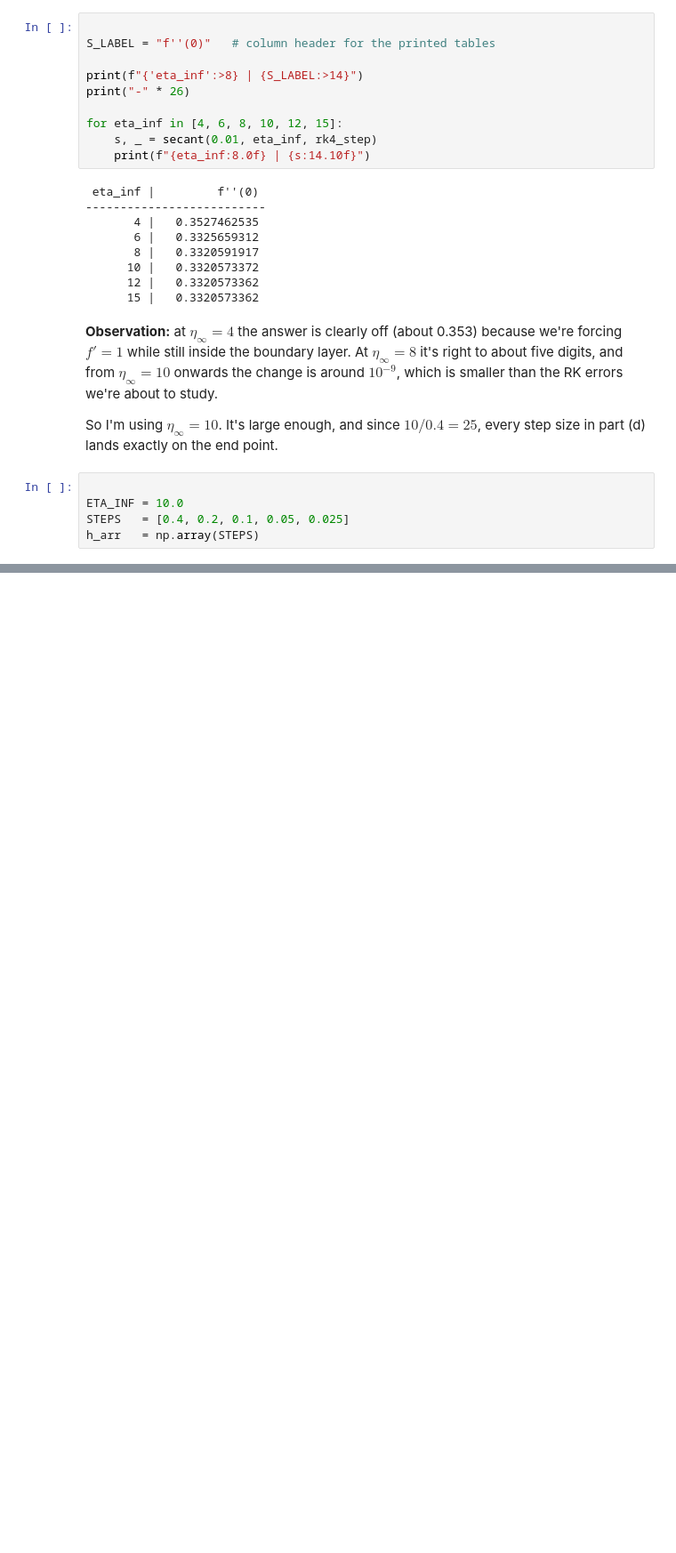
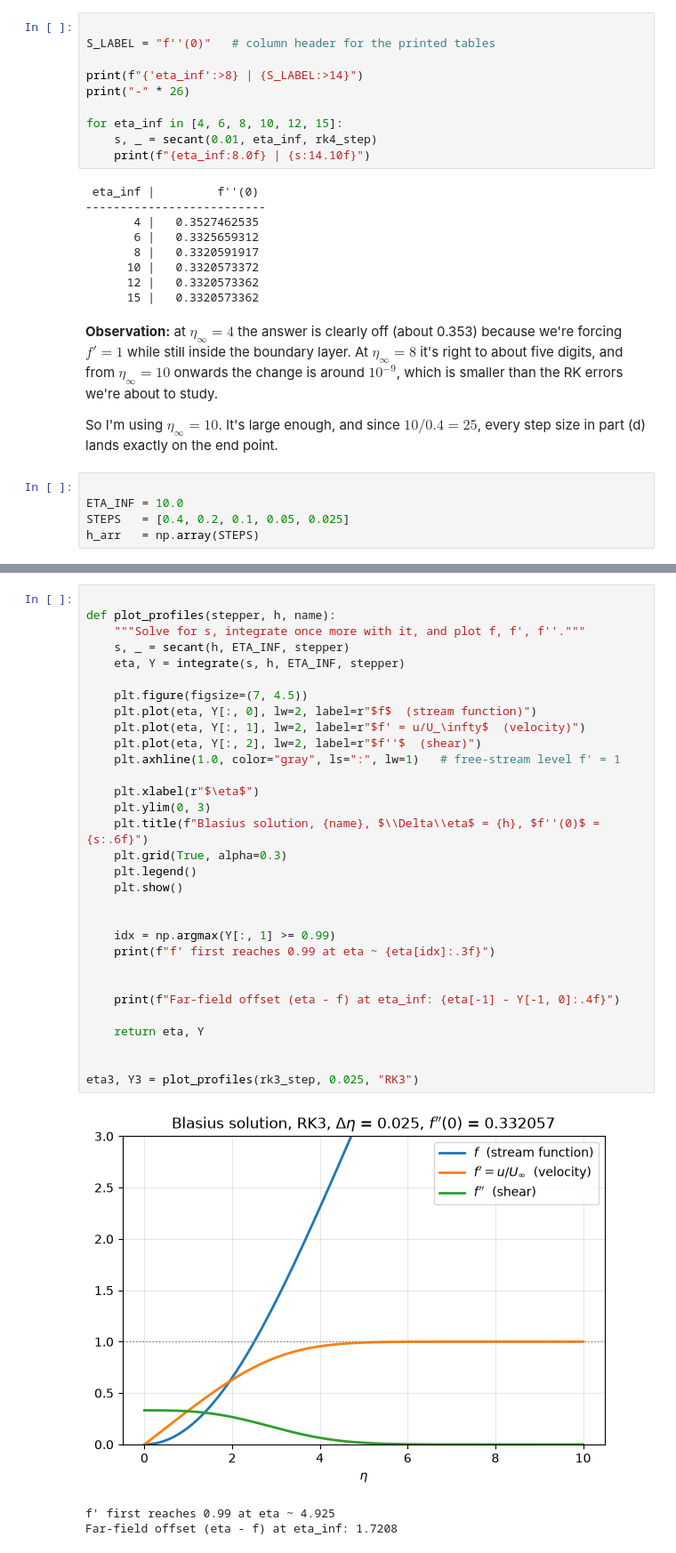
Before and after one commit to Saivighnesh15/AE801_2026, a Jupyter notebook: SC26M018_BVP.ipynb, the cells around one changed output, grey strips where cells are left out. Shown at 89% size. Drawn from its saved outputs; the diff is of its cells as text; blank space fills up the shorter version.

```diff
--- a/SC26M018_BVP.ipynb
+++ b/SC26M018_BVP.ipynb
@@ -189,0 +276,35 @@ h_arr   = np.array(STEPS)
+# %%
+
+def plot_profiles(stepper, h, name):
+    """Solve for s, integrate once more with it, and plot f, f', f''."""
+    s, _ = secant(h, ETA_INF, stepper)
+    eta, Y = integrate(s, h, ETA_INF, stepper)
+
+    plt.figure(figsize=(7, 4.5))
+    plt.plot(eta, Y[:, 0], lw=2, label=r"$f$  (stream function)")
+    plt.plot(eta, Y[:, 1], lw=2, label=r"$f' = u/U_\infty$  (velocity)")
+    plt.plot(eta, Y[:, 2], lw=2, label=r"$f''$  (shear)")
+    plt.axhline(1.0, color="gray", ls=":", lw=1)   # free-stream level f' = 1
+
+    plt.xlabel(r"$\eta$")
+    plt.ylim(0, 3)
+    plt.title(f"Blasius solution, {name}, $\\Delta\\eta$ = {h}, $f''(0)$ = {s:.6f}")
+    plt.grid(True, alpha=0.3)
+    plt.legend()
+    plt.show()
+
+
+    idx = np.argmax(Y[:, 1] >= 0.99)
+    print(f"f' first reaches 0.99 at eta ~ {eta[idx]:.3f}")
+
+
+    print(f"Far-field offset (eta - f) at eta_inf: {eta[-1] - Y[-1, 0]:.4f}")
+
+    return eta, Y
+
+
+eta3, Y3 = plot_profiles(rk3_step, 0.025, "RK3")
+# %% [output]
+[figure, added]
+f' first reaches 0.99 at eta ~ 4.925
+Far-field offset (eta - f) at eta_inf: 1.7208
```
Also changed, not shown: parts of 12 cells of this notebook.
